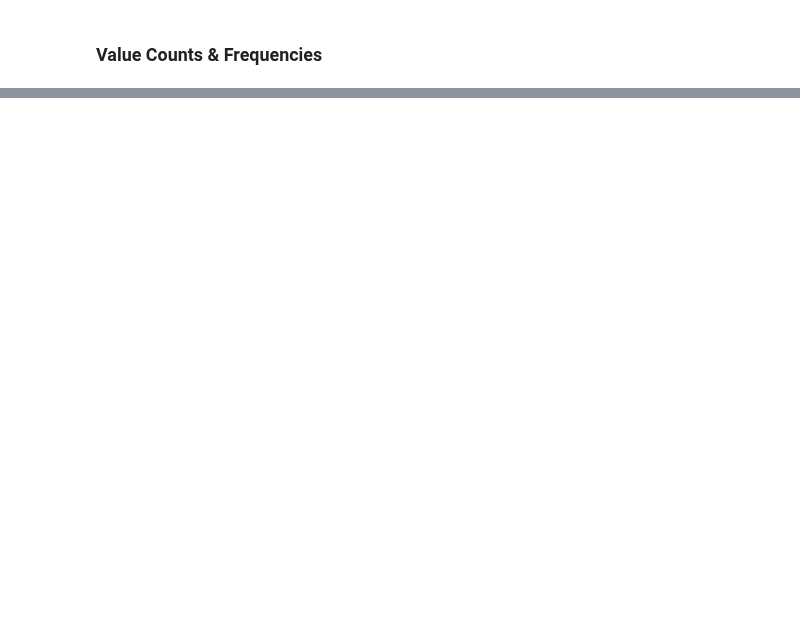
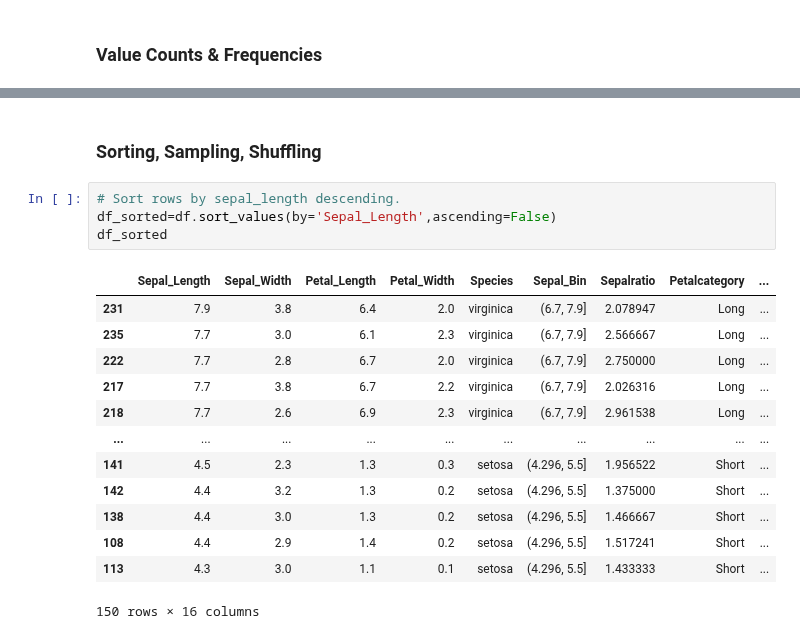
Before and after one commit to Ambily313/Iris-Species-Analysis-with-Grouping-Aggregation-in-Pandas, a Jupyter notebook: iris_eda.ipynb, the cells around one changed output, grey strips where cells are left out. Saved outputs shown, nothing was run; the diff lists cells and outputs as text; blank space fills up the shorter version.

```diff
--- a/iris_eda.ipynb
+++ b/iris_eda.ipynb
@@ -430,0 +558,20 @@ Normalize .value_counts() to get proportions.
+# %% [markdown]
+### Sorting, Sampling, Shuffling
+# %%
+# Sort rows by sepal_length descending.
+df_sorted=df.sort_values(by='Sepal_Length',ascending=False)
+df_sorted
+# %% [output]
+|  | Sepal_Length | Sepal_Width | Petal_Length | Petal_Width | Species | Sepal_Bin | Sepalratio | Petalcategory | ... |
+| 231 | 7.9 | 3.8 | 6.4 | 2.0 | virginica | (6.7, 7.9] | 2.078947 | Long | ... |
+| 235 | 7.7 | 3.0 | 6.1 | 2.3 | virginica | (6.7, 7.9] | 2.566667 | Long | ... |
+| 222 | 7.7 | 2.8 | 6.7 | 2.0 | virginica | (6.7, 7.9] | 2.750000 | Long | ... |
+| 217 | 7.7 | 3.8 | 6.7 | 2.2 | virginica | (6.7, 7.9] | 2.026316 | Long | ... |
+| 218 | 7.7 | 2.6 | 6.9 | 2.3 | virginica | (6.7, 7.9] | 2.961538 | Long | ... |
+| ... | ... | ... | ... | ... | ... | ... | ... | ... | ... |
+| 141 | 4.5 | 2.3 | 1.3 | 0.3 | setosa | (4.296, 5.5] | 1.956522 | Short | ... |
+| 142 | 4.4 | 3.2 | 1.3 | 0.2 | setosa | (4.296, 5.5] | 1.375000 | Short | ... |
+| 138 | 4.4 | 3.0 | 1.3 | 0.2 | setosa | (4.296, 5.5] | 1.466667 | Short | ... |
+| 108 | 4.4 | 2.9 | 1.4 | 0.2 | setosa | (4.296, 5.5] | 1.517241 | Short | ... |
+| 113 | 4.3 | 3.0 | 1.1 | 0.1 | setosa | (4.296, 5.5] | 1.433333 | Short | ... |
+150 rows × 16 columns
```
Also changed, not shown: parts of 31 cells of this notebook.
